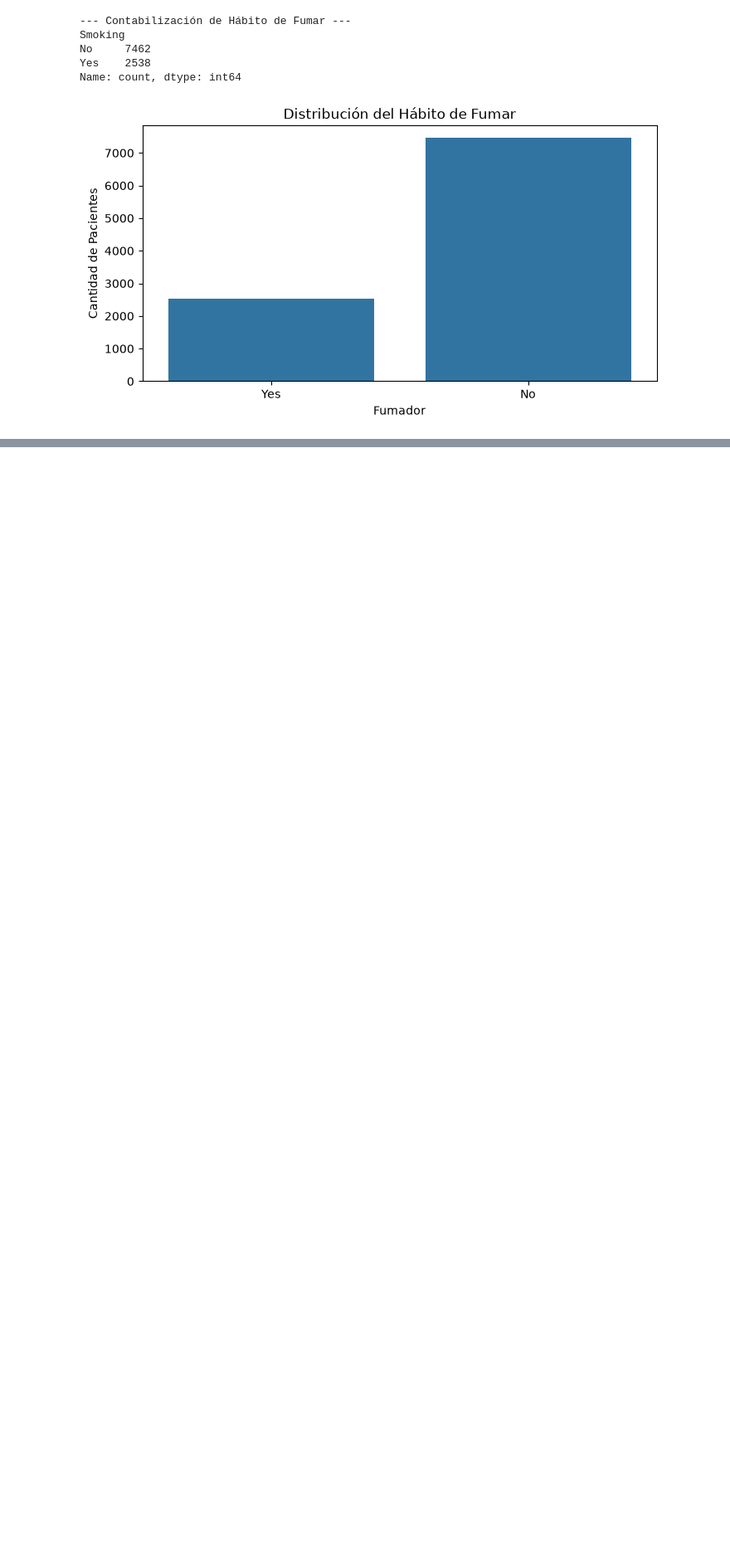
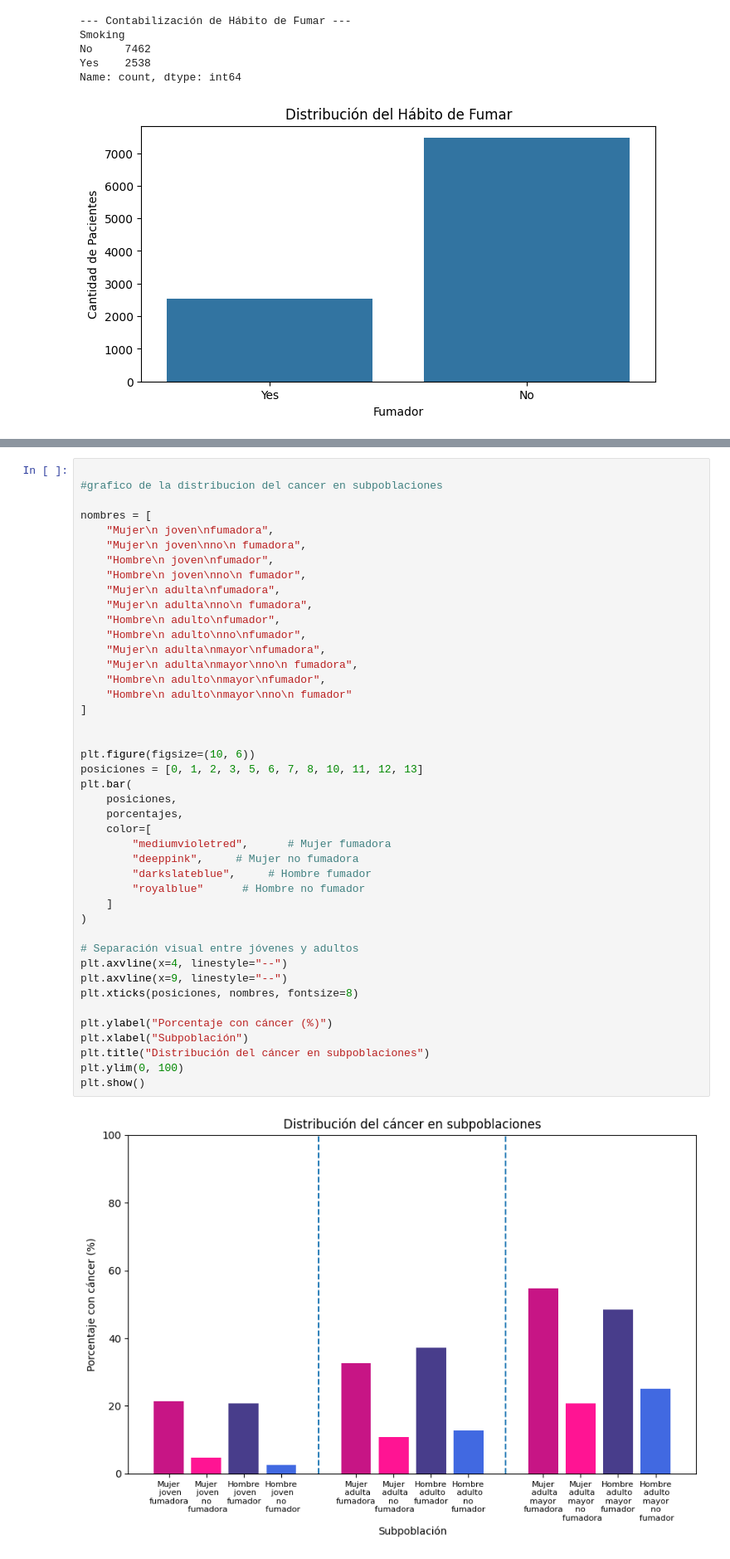
Before and after one commit to cony45678/Etica_Para_Ciencias_de_Datos, a Jupyter notebook: Taller sumativo I ETI195.ipynb, the cells around one changed output, grey strips where cells are left out. Shown at 83% size. Saved outputs shown, nothing was run; the diff lists cells and outputs as text; blank space fills up the shorter version.

```diff
--- a/Taller sumativo I ETI195.ipynb
+++ b/Taller sumativo I ETI195.ipynb
@@ -392,3 +677,48 @@ Name: count, dtype: int64
+# %%
+
+#grafico de la distribucion del cancer en subpoblaciones
+
+nombres = [
+    "Mujer\n joven\nfumadora",
+    "Mujer\n joven\nno\n fumadora",
+    "Hombre\n joven\nfumador",
+    "Hombre\n joven\nno\n fumador",
+    "Mujer\n adulta\nfumadora",
+    "Mujer\n adulta\nno\n fumadora",
+    "Hombre\n adulto\nfumador",
+    "Hombre\n adulto\nno\nfumador",
+    "Mujer\n adulta\nmayor\nfumadora",
+    "Mujer\n adulta\nmayor\nno\n fumadora",
+    "Hombre\n adulto\nmayor\nfumador",
+    "Hombre\n adulto\nmayor\nno\n fumador"
+]
+
+
+plt.figure(figsize=(10, 6))
+posiciones = [0, 1, 2, 3, 5, 6, 7, 8, 10, 11, 12, 13]
+plt.bar(
+    posiciones,
+    porcentajes,
+    color=[
+        "mediumvioletred",      # Mujer fumadora
+        "deeppink",     # Mujer no fumadora
+        "darkslateblue",     # Hombre fumador
+        "royalblue"      # Hombre no fumador
+    ]
+)
+
+# Separación visual entre jóvenes y adultos
+plt.axvline(x=4, linestyle="--")
+plt.axvline(x=9, linestyle="--")
+plt.xticks(posiciones, nombres, fontsize=8)
+
+plt.ylabel("Porcentaje con cáncer (%)")
+plt.xlabel("Subpoblación")
+plt.title("Distribución del cáncer en subpoblaciones")
+plt.ylim(0, 100)
+plt.show()
+# %% [output]
+[figure, added]
 # %% [markdown]
 ## ÍTEM 6: Desbalance de clases
 
```
Also changed, not shown: parts of 15 cells of this notebook.
